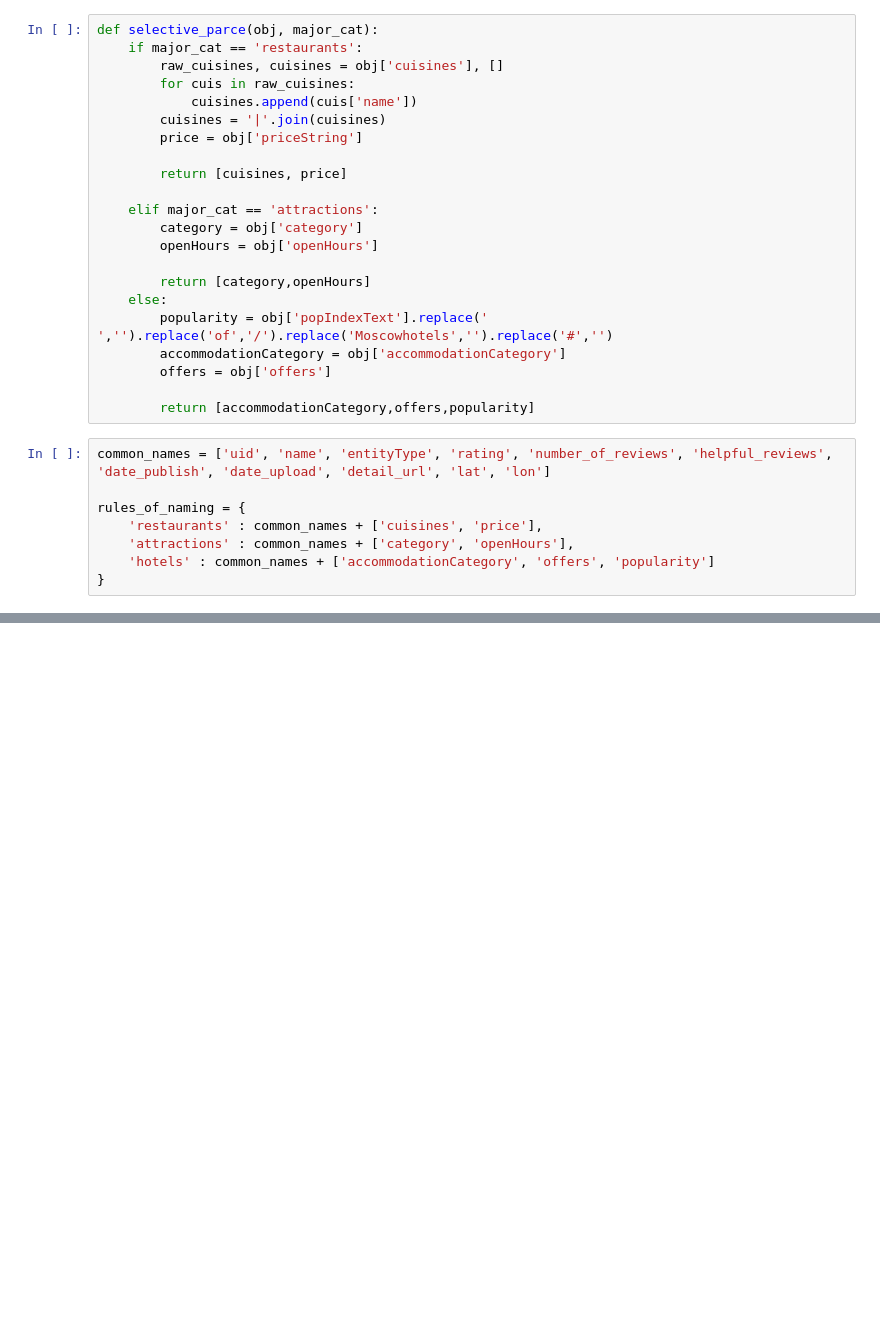
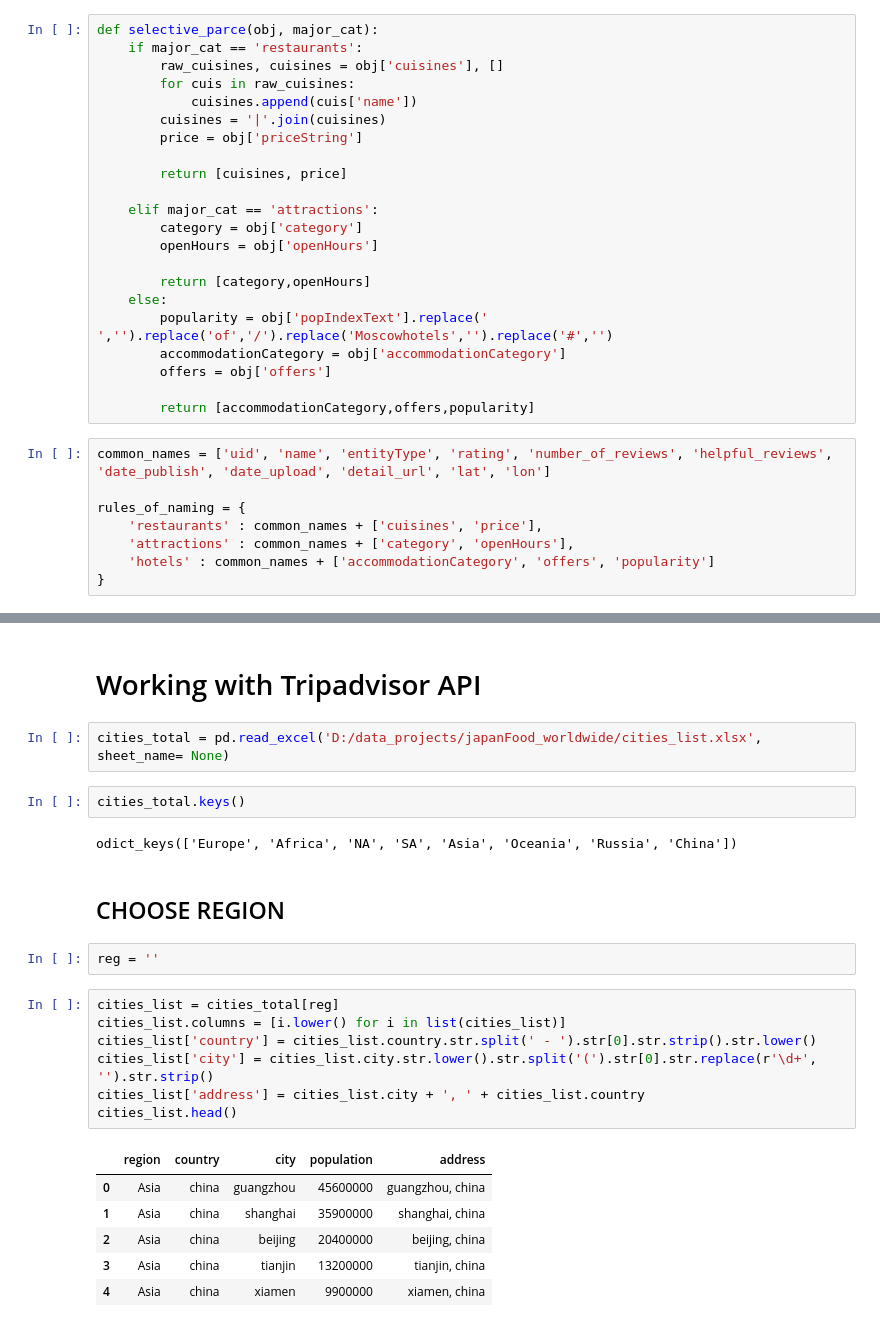
Before and after one commit to mtopnikov/TripadvisorDataMining, a Jupyter notebook: Tripadvisor.ipynb, the cells around one changed output, grey strips where cells are left out. Cells and saved outputs as stored; diff of their text form; blank space fills up the shorter version.

```diff
--- a/Tripadvisor.ipynb
+++ b/Tripadvisor.ipynb
@@ -180,0 +175,26 @@ def parce_json(obj,major_cat):
+# %% [markdown]
+# Working with Tripadvisor API
+# %%
+cities_total = pd.read_excel('D:/data_projects/japanFood_worldwide/cities_list.xlsx', sheet_name= None)
+# %%
+cities_total.keys()
+# %% [output]
+odict_keys(['Europe', 'Africa', 'NA', 'SA', 'Asia', 'Oceania', 'Russia', 'China'])
+# %% [markdown]
+## CHOOSE REGION
+# %%
+reg = ''
+# %%
+cities_list = cities_total[reg]
+cities_list.columns = [i.lower() for i in list(cities_list)]
+cities_list['country'] = cities_list.country.str.split(' - ').str[0].str.strip().str.lower()
+cities_list['city'] = cities_list.city.str.lower().str.split('(').str[0].str.replace(r'\d+', '').str.strip()
+cities_list['address'] = cities_list.city + ', ' + cities_list.country
+cities_list.head()
+# %% [output]
+|  | region | country | city | population | address |
+| 0 | Asia | china | guangzhou | 45600000 | guangzhou, china |
+| 1 | Asia | china | shanghai | 35900000 | shanghai, china |
+| 2 | Asia | china | beijing | 20400000 | beijing, china |
+| 3 | Asia | china | tianjin | 13200000 | tianjin, china |
+| 4 | Asia | china | xiamen | 9900000 | xiamen, china |
```
Also changed, not shown: parts of 19 cells of this notebook.
